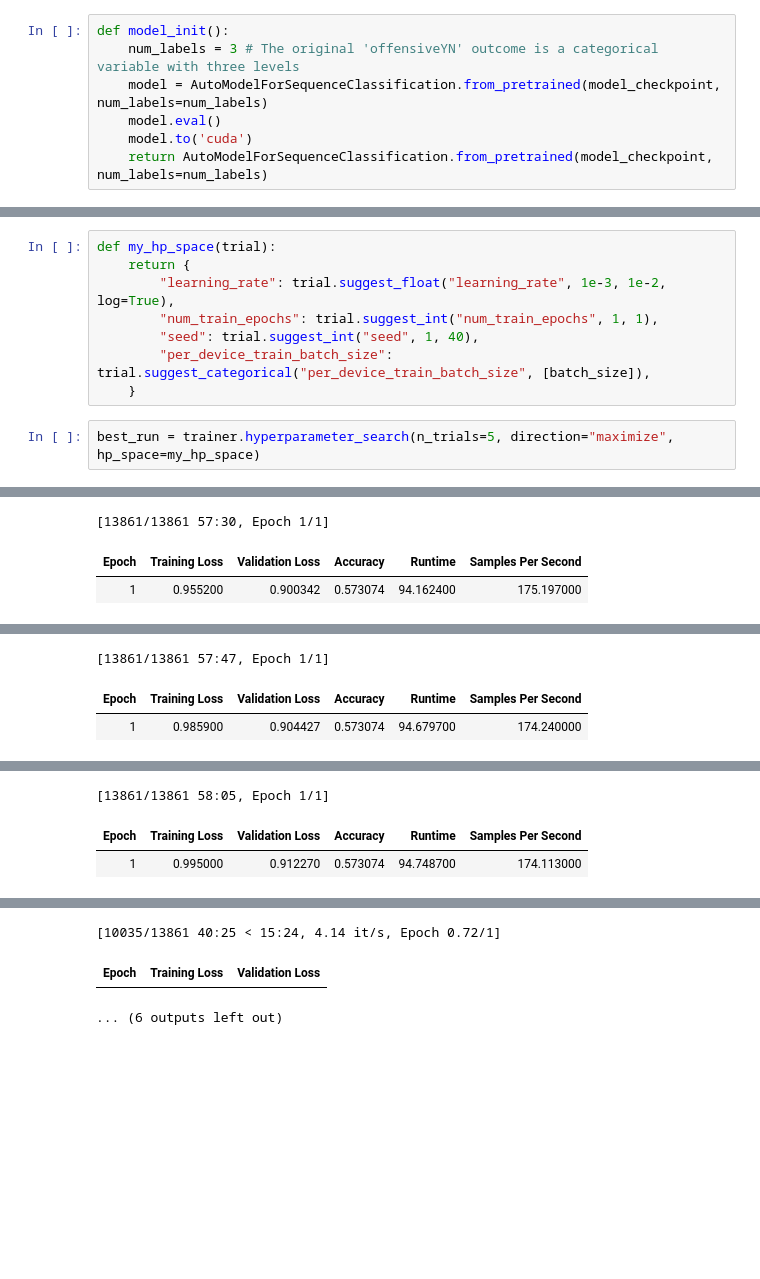
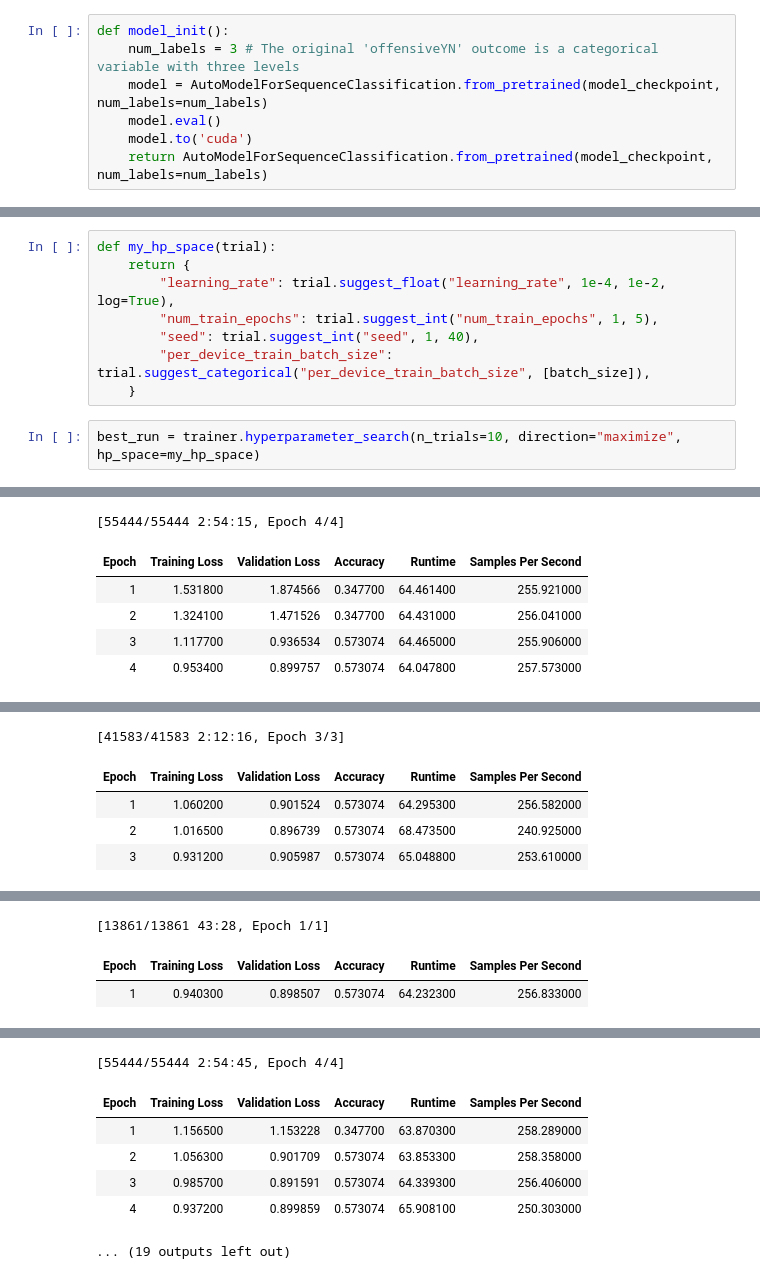
Before and after one commit to cclarke/nlu-s2021-final-project, a Jupyter notebook: fine_tuning/BERT-SBIC-04062021.ipynb, the cells around one changed output, grey strips where cells are left out. Drawn from its saved outputs; the diff is of its cells as text; blank space fills up the shorter version.

```diff
--- a/fine_tuning/BERT-SBIC-04062021.ipynb
+++ b/fine_tuning/BERT-SBIC-04062021.ipynb
@@ -200,11 +189,11 @@ You should probably TRAIN this model on a down-stream task to be able to use it
 # %%
 def my_hp_space(trial):
     return {
-        "learning_rate": trial.suggest_float("learning_rate", 1e-3, 1e-2, log=True),
-        "num_train_epochs": trial.suggest_int("num_train_epochs", 1, 1),
+        "learning_rate": trial.suggest_float("learning_rate", 1e-4, 1e-2, log=True),
+        "num_train_epochs": trial.suggest_int("num_train_epochs", 1, 5),
         "seed": trial.suggest_int("seed", 1, 40),
         "per_device_train_batch_size": trial.suggest_categorical("per_device_train_batch_size", [batch_size]),
     }
 # %%
-best_run = trainer.hyperparameter_search(n_trials=5, direction="maximize", hp_space=my_hp_space)
+best_run = trainer.hyperparameter_search(n_trials=10, direction="maximize", hp_space=my_hp_space)
 # %% [output]
@@ -219,6 +208,9 @@ Some weights of the model checkpoint at bert-base-cased were not used when initi
 - This IS NOT expected if you are initializing BertForSequenceClassification from the checkpoint of a model that you expect to be exactly identical (initializing a BertForSequenceClassification model  ...
 Some weights of BertForSequenceClassification were not initialized from the model checkpoint at bert-base-cased and are newly initialized: ['classifier.weight', 'classifier.bias']
 You should probably TRAIN this model on a down-stream task to be able to use it for predictions and inference.
-[13861/13861 57:30, Epoch 1/1]
+[55444/55444 2:54:15, Epoch 4/4]
 | Epoch | Training Loss | Validation Loss | Accuracy | Runtime | Samples Per Second |
-| 1 | 0.955200 | 0.900342 | 0.573074 | 94.162400 | 175.197000 |
+| 1 | 1.531800 | 1.874566 | 0.347700 | 64.461400 | 255.921000 |
+| 2 | 1.324100 | 1.471526 | 0.347700 | 64.431000 | 256.041000 |
+| 3 | 1.117700 | 0.936534 | 0.573074 | 64.465000 | 255.906000 |
+| 4 | 0.953400 | 0.899757 | 0.573074 | 64.047800 | 257.573000 |
@@ -236,3 +234,5 @@ You should probably TRAIN this model on a down-stream task to be able to use it
-[13861/13861 57:47, Epoch 1/1]
+[41583/41583 2:12:16, Epoch 3/3]
 | Epoch | Training Loss | Validation Loss | Accuracy | Runtime | Samples Per Second |
-| 1 | 0.985900 | 0.904427 | 0.573074 | 94.679700 | 174.240000 |
+| 1 | 1.060200 | 0.901524 | 0.573074 | 64.295300 | 256.582000 |
+| 2 | 1.016500 | 0.896739 | 0.573074 | 68.473500 | 240.925000 |
+| 3 | 0.931200 | 0.905987 | 0.573074 | 65.048800 | 253.610000 |
@@ -247,6 +247,6 @@ Some weights of the model checkpoint at bert-base-cased were not used when initi
 - This IS NOT expected if you are initializing BertForSequenceClassification from the checkpoint of a model that you expect to be exactly identical (initializing a BertForSequenceClassification model  ...
 Some weights of BertForSequenceClassification were not initialized from the model checkpoint at bert-base-cased and are newly initialized: ['classifier.weight', 'classifier.bias']
 You should probably TRAIN this model on a down-stream task to be able to use it for predictions and inference.
-[13861/13861 58:05, Epoch 1/1]
+[13861/13861 43:28, Epoch 1/1]
 | Epoch | Training Loss | Validation Loss | Accuracy | Runtime | Samples Per Second |
-| 1 | 0.995000 | 0.912270 | 0.573074 | 94.748700 | 174.113000 |
+| 1 | 0.940300 | 0.898507 | 0.573074 | 64.232300 | 256.833000 |
@@ -254,16 +254,20 @@ You should probably TRAIN this model on a down-stream task to be able to use it
 Some weights of the model checkpoint at bert-base-cased were not used when initializing BertForSequenceClassification: ['cls.predictions.bias', 'cls.predictions.transform.dense.weight', 'cls.predictio ...
 - This IS expected if you are initializing BertForSequenceClassification from the checkpoint of a model trained on another task or with another architecture (e.g. initializing a BertForSequenceClassif ...
 - This IS NOT expected if you are initializing BertForSequenceClassification from the checkpoint of a model that you expect to be exactly identical (initializing a BertForSequenceClassification model  ...
 Some weights of BertForSequenceClassification were not initialized from the model checkpoint at bert-base-cased and are newly initialized: ['classifier.weight', 'classifier.bias']
 You should probably TRAIN this model on a down-stream task to be able to use it for predictions and inference.
 Some weights of the model checkpoint at bert-base-cased were not used when initializing BertForSequenceClassification: ['cls.predictions.bias', 'cls.predictions.transform.dense.weight', 'cls.predictio ...
 - This IS expected if you are initializing BertForSequenceClassification from the checkpoint of a model trained on another task or with another architecture (e.g. initializing a BertForSequenceClassif ...
 - This IS NOT expected if you are initializing BertForSequenceClassification from the checkpoint of a model that you expect to be exactly identical (initializing a BertForSequenceClassification model  ...
 Some weights of BertForSequenceClassification were not initialized from the model checkpoint at bert-base-cased and are newly initialized: ['classifier.weight', 'classifier.bias']
 You should probably TRAIN this model on a down-stream task to be able to use it for predictions and inference.
-[10035/13861 40:25 < 15:24, 4.14 it/s, Epoch 0.72/1]
+[55444/55444 2:54:45, Epoch 4/4]
-| Epoch | Training Loss | Validation Loss |
+| Epoch | Training Loss | Validation Loss | Accuracy | Runtime | Samples Per Second |
+| 1 | 1.156500 | 1.153228 | 0.347700 | 63.870300 | 258.289000 |
+| 2 | 1.056300 | 0.901709 | 0.573074 | 63.853300 | 258.358000 |
+| 3 | 0.985700 | 0.891591 | 0.573074 | 64.339300 | 256.406000 |
+| 4 | 0.937200 | 0.899859 | 0.573074 | 65.908100 | 250.303000 |
-... (6 outputs left out)
+... (19 outputs left out)
 # %%
 for n, v in best_run.hyperparameters.items():
     setattr(trainer.args, n, v)
```
Also changed, not shown: parts of 10 cells of this notebook, 2 other files.
